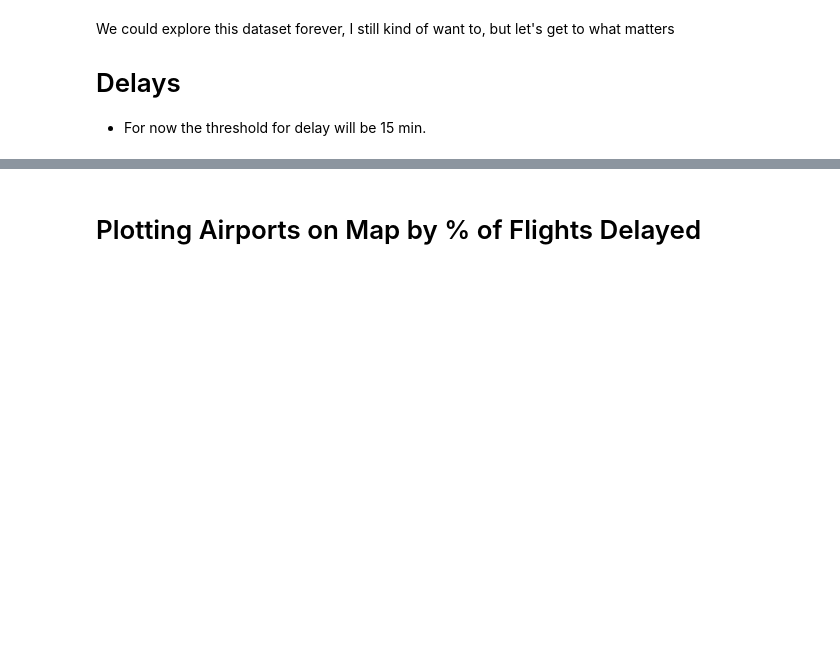
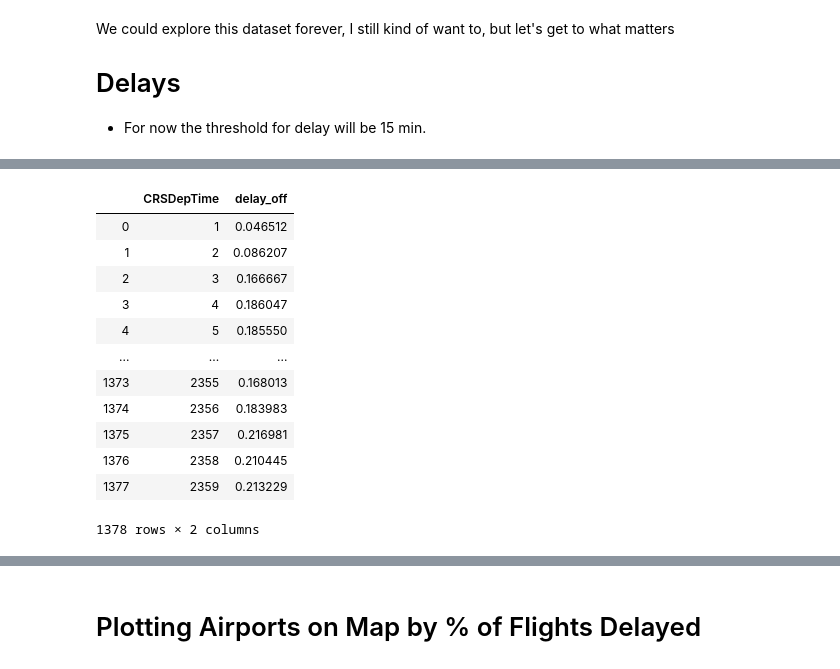
Before and after one commit to ricardozacarias/flight-delays, a Jupyter notebook: 2019-flights-eda.ipynb, the cells around one changed output, grey strips where cells are left out. Drawn from its saved outputs; the diff is of its cells as text; code cells hidden in the pictures; blank space fills up the shorter version.

```diff
--- a/2019-flights-eda.ipynb
+++ b/2019-flights-eda.ipynb
@@ -221,0 +249,18 @@ We could explore this dataset forever, I still kind of want to, but let's get to
+# %%
+# Delays by day of the week
+delays_by_day_of_week = flights.pivot_table(index=['CRSDepTime'], aggfunc={'delay_off': lambda x: np.sum(x)/len(x)}).reset_index()
+delays_by_day_of_week
+# %% [output]
+|  | CRSDepTime | delay_off |
+| 0 | 1 | 0.046512 |
+| 1 | 2 | 0.086207 |
+| 2 | 3 | 0.166667 |
+| 3 | 4 | 0.186047 |
+| 4 | 5 | 0.185550 |
+| ... | ... | ... |
+| 1373 | 2355 | 0.168013 |
+| 1374 | 2356 | 0.183983 |
+| 1375 | 2357 | 0.216981 |
+| 1376 | 2358 | 0.210445 |
+| 1377 | 2359 | 0.213229 |
+1378 rows × 2 columns
```
Also changed, not shown: parts of 36 cells of this notebook, 1 other file.
